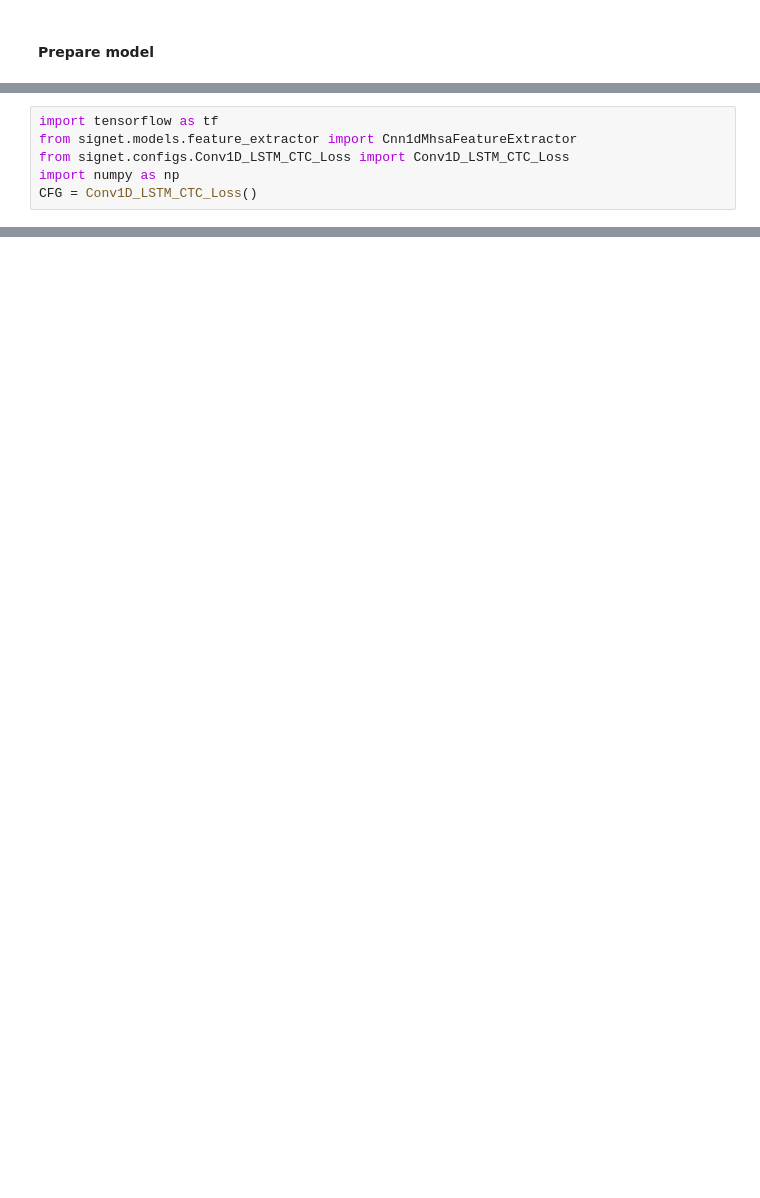
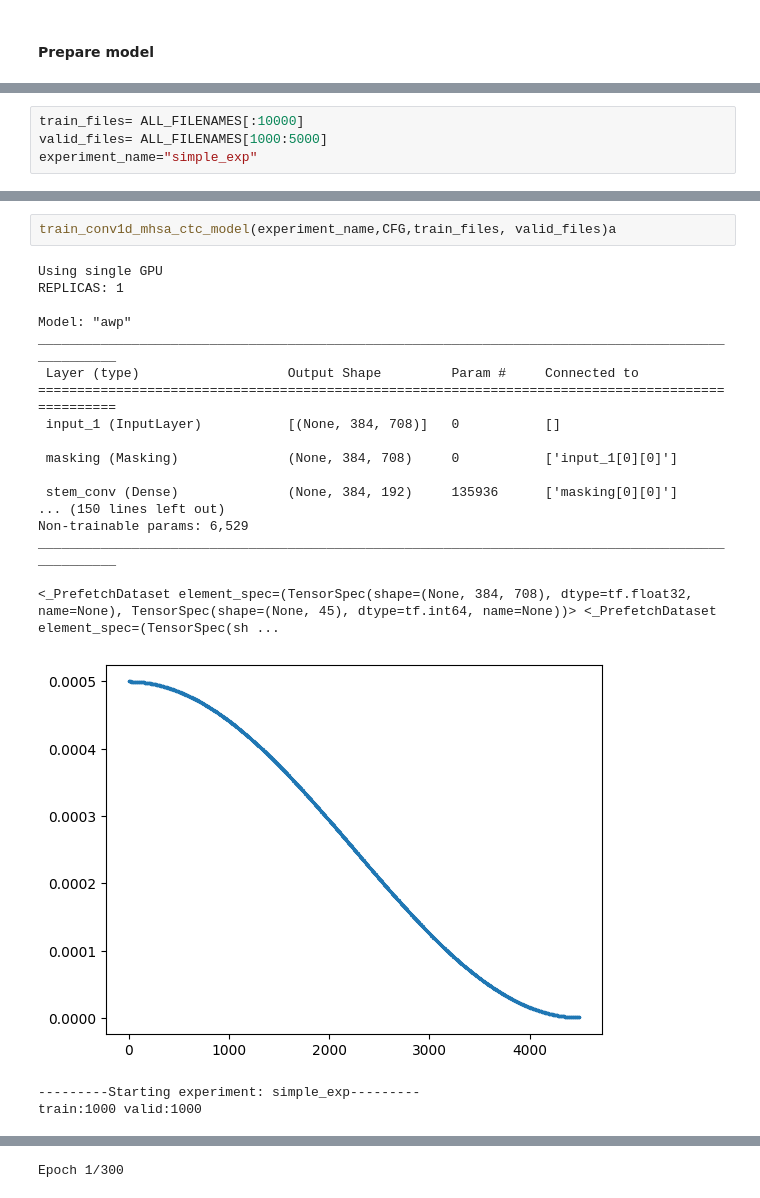
Before and after one commit to SamratThapa120/sign-language-finger-spelling, a Jupyter notebook: train_example.ipynb, the cells around one changed output, grey strips where cells are left out. Cells and saved outputs as stored; diff of their text form; blank space fills up the shorter version.

Commit message:
validation working

```diff
--- a/train_example.ipynb
+++ b/train_example.ipynb
@@ -86,6 +61,0 @@ inp,y_true = temp_train
-# %%
-import tensorflow as tf
-from signet.models.feature_extractor import Cnn1dMhsaFeatureExtractor
-from signet.configs.Conv1D_LSTM_CTC_Loss import Conv1D_LSTM_CTC_Loss
-import numpy as np
-CFG = Conv1D_LSTM_CTC_Loss()
@@ -133,0 +62,4 @@ Prefer tf.tensor_scatter_nd_update, which offers the same functionality with wel
+# %%
+train_files= ALL_FILENAMES[:10000]
+valid_files= ALL_FILENAMES[1000:5000]
+experiment_name="simple_exp"
@@ -133,0 +175,23 @@ Prefer tf.tensor_scatter_nd_update, which offers the same functionality with wel
+# %%
+train_conv1d_mhsa_ctc_model(experiment_name,CFG,train_files, valid_files)a
+# %% [output]
+Using single GPU
+REPLICAS: 1
+
+Model: "awp"
+__________________________________________________________________________________________________
+ Layer (type)                   Output Shape         Param #     Connected to
+==================================================================================================
+ input_1 (InputLayer)           [(None, 384, 708)]   0           []
+
+ masking (Masking)              (None, 384, 708)     0           ['input_1[0][0]']
+
+ stem_conv (Dense)              (None, 384, 192)     135936      ['masking[0][0]']
+... (150 lines left out)
+Non-trainable params: 6,529
+__________________________________________________________________________________________________
+
+<_PrefetchDataset element_spec=(TensorSpec(shape=(None, 384, 708), dtype=tf.float32, name=None), TensorSpec(shape=(None, 45), dtype=tf.int64, name=None))> <_PrefetchDataset element_spec=(TensorSpec(sh ...
+[figure, added]
+---------Starting experiment: simple_exp---------
+train:1000 valid:1000
@@ -133,0 +202 @@ Prefer tf.tensor_scatter_nd_update, which offers the same functionality with wel
+Epoch 1/300
```
Also changed, not shown: parts of 12 cells of this notebook, 9 other files.
